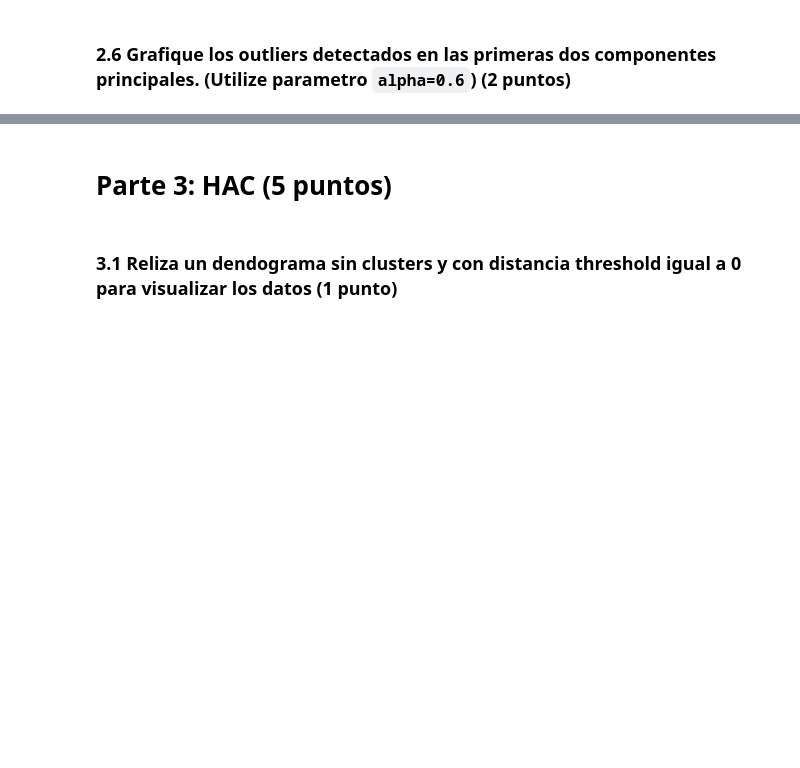
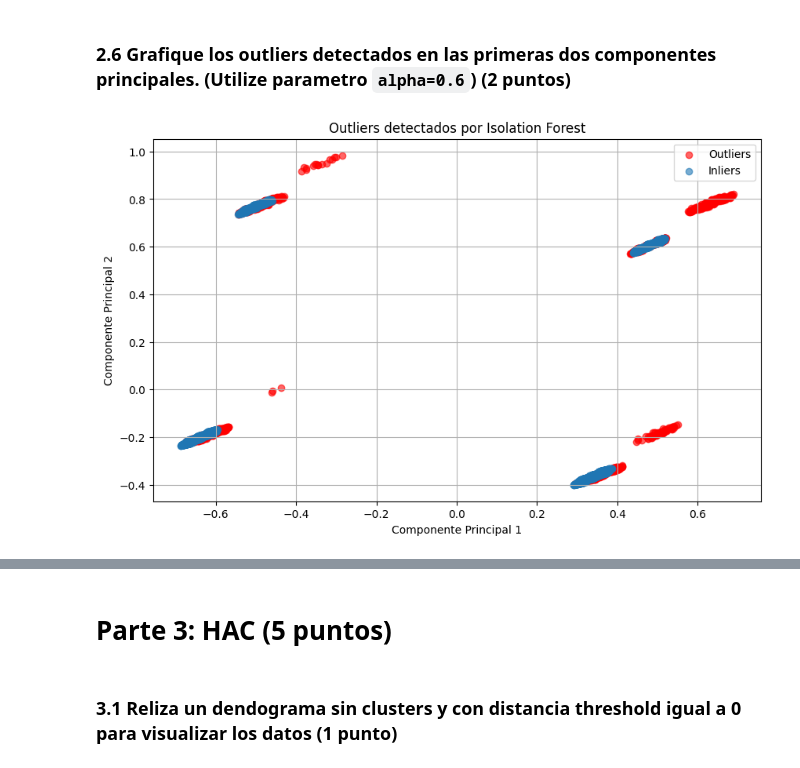
Before and after one commit to VicenteLavagnino/IIC2433, a Jupyter notebook: Tareas/T2/T2-VicenteLavagnino.ipynb, the cells around one changed output, grey strips where cells are left out. Cells and saved outputs as stored; diff of their text form; code cells hidden in the pictures; blank space fills up the shorter version.

````diff
--- a/Tareas/T2/T2-VicenteLavagnino.ipynb
+++ b/Tareas/T2/T2-VicenteLavagnino.ipynb
@@ -179,2 +370,28 @@ Normaliza los valores de las columnas del dataset. ¿Por qué esto es importante
 # %% [markdown]
 ### 2.6 Grafique los outliers detectados en las primeras dos componentes principales. (Utilize parametro ```alpha=0.6```) (2 puntos)
+# %%
+# Volvemos a usar el modelo con 100 arboles
+iforest = IsolationForest(n_estimators=100, random_state=42)
+iforest.fit(X_pca)
+outliers = iforest.predict(X_pca)
+
+# 2 primeras componentes principales
+x1 = X_pca[:, 0]
+x2 = X_pca[:, 1]
+
+# Máscara para separar inliers y outliers
+inliers_mask = outliers == 1
+outliers_mask = outliers == -1
+
+# Graficamos
+plt.figure(figsize=(10, 6))
+plt.scatter(x1[outliers_mask], x2[outliers_mask], alpha=0.6, color='red', label='Outliers')
+plt.scatter(x1[inliers_mask], x2[inliers_mask], alpha=0.6, label='Inliers')
+plt.xlabel('Componente Principal 1')
+plt.ylabel('Componente Principal 2')
+plt.title('Outliers detectados por Isolation Forest')
+plt.legend()
+plt.grid(True)
+plt.show()
+# %% [output]
+[figure, added]
````
Also changed, not shown: parts of 72 cells of this notebook.
